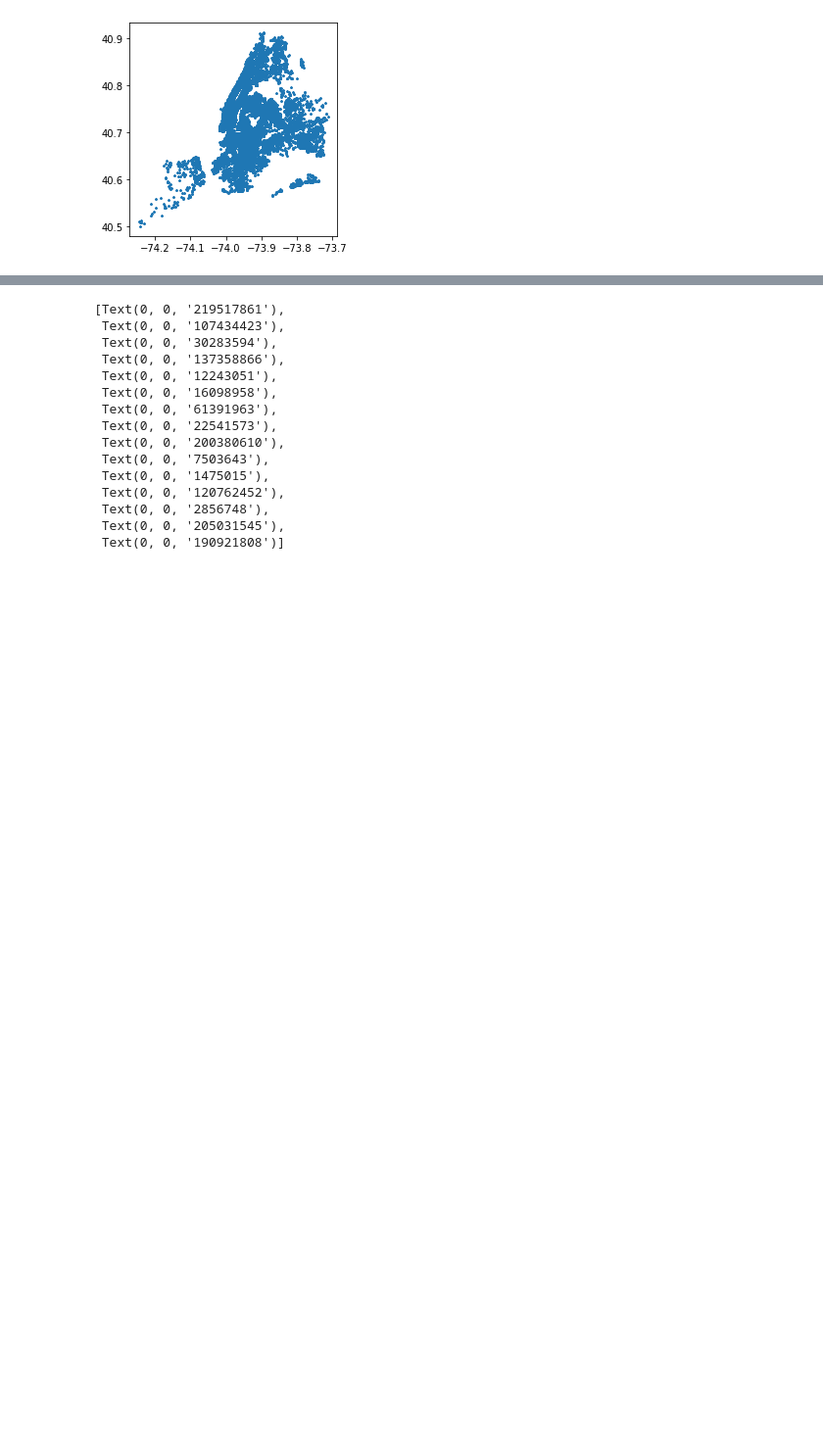
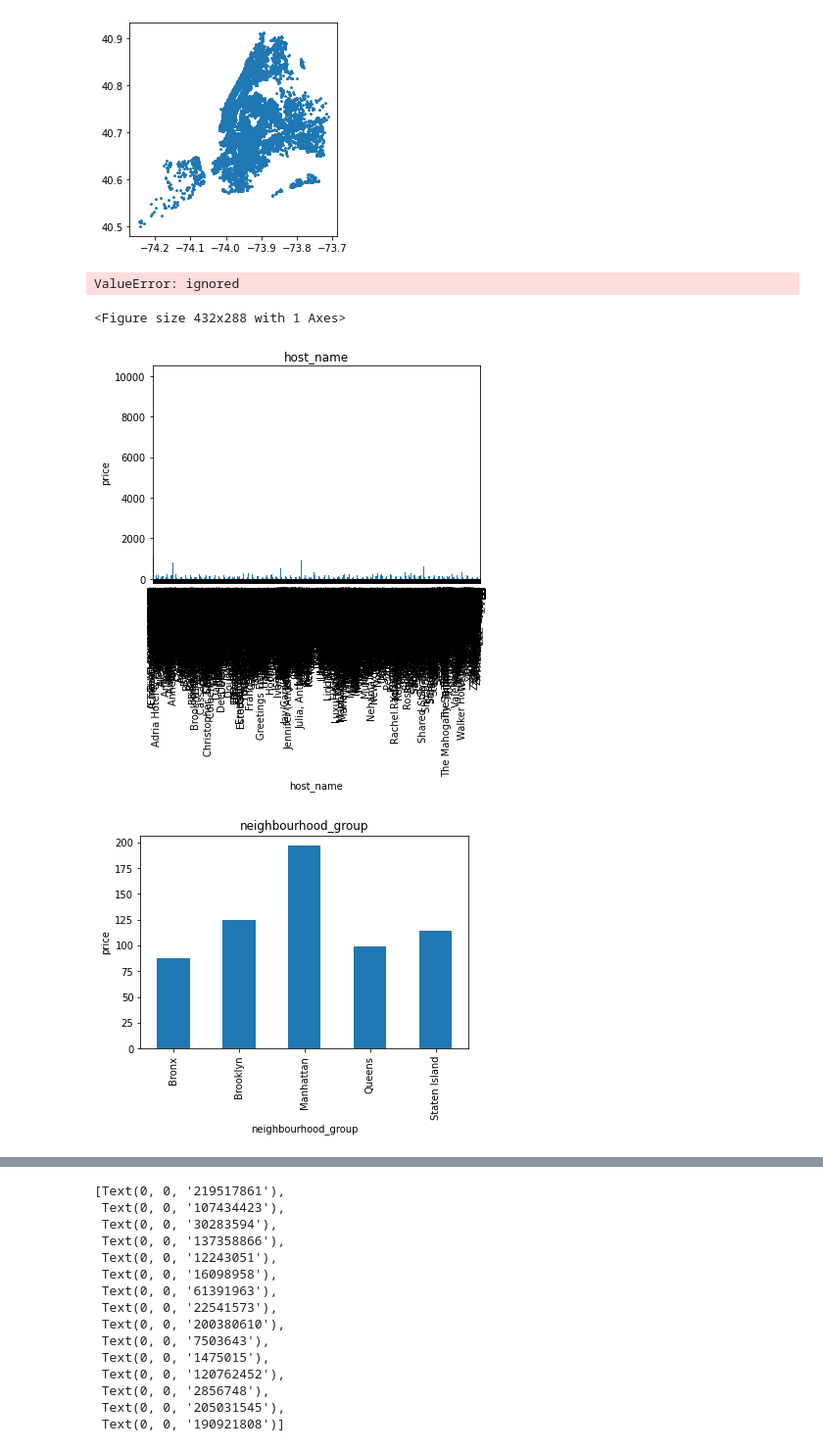
Before and after one commit to yokesh412/EDA-ANALYSIS, a Jupyter notebook: Copy_of_Copy_of_Copy_of_Airbnb_Bookings_Analysis_Capstone_Project.ipynb, the cells around one changed output, grey strips where cells are left out. Shown at 98% size. Saved outputs shown, nothing was run; the diff lists cells and outputs as text; code cells hidden in the pictures; blank space fills up the shorter version.

```diff
--- a/Copy_of_Copy_of_Copy_of_Airbnb_Bookings_Analysis_Capstone_Project.ipynb
+++ b/Copy_of_Copy_of_Copy_of_Airbnb_Bookings_Analysis_Capstone_Project.ipynb
@@ -333,8 +295,13 @@ gdf.plot(marker='*', markersize=5)
 # %%
 for feature in categorical_features:
     data=dataset.copy()
-    data.groupby(feature)['price'].median().plot.bar()
+    data.groupby(feature)['price'].mean().plot.bar()
     plt.xlabel(feature)
     plt.ylabel('price')
     plt.title(feature)
     plt.show()
+# %% [output]
+ValueError: ignored
+<Figure size 432x288 with 1 Axes>
+[figure, added]
+[figure, added]
```
Also changed, not shown: parts of 14 cells of this notebook.
